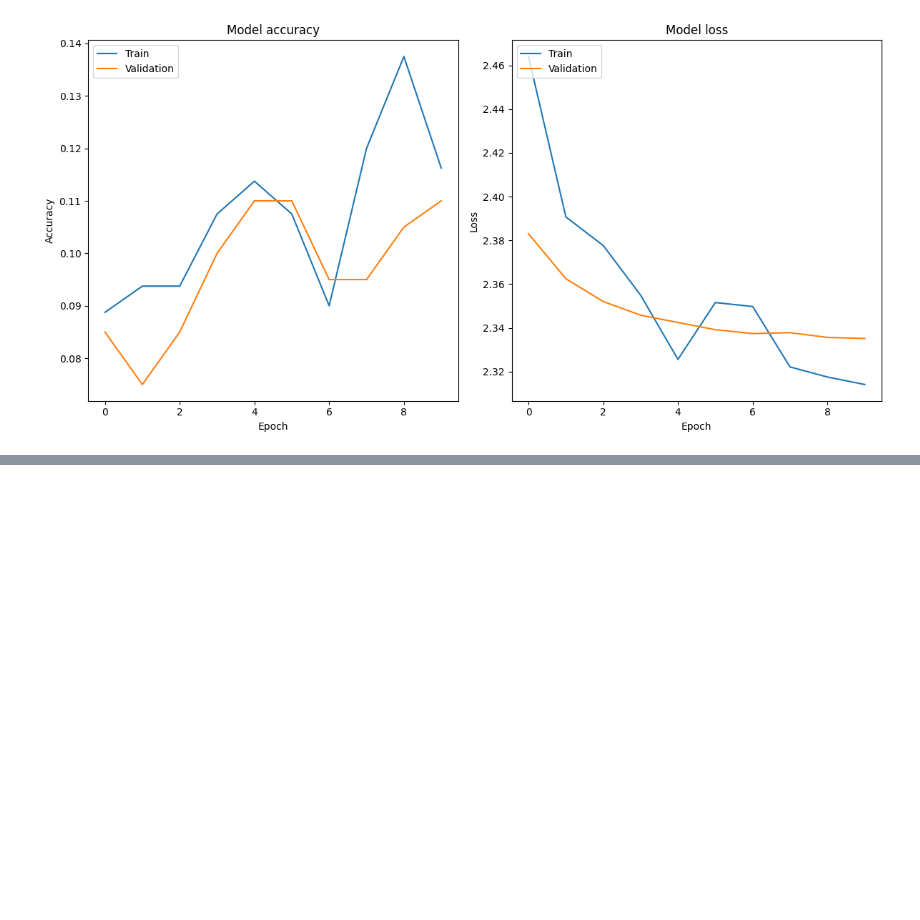
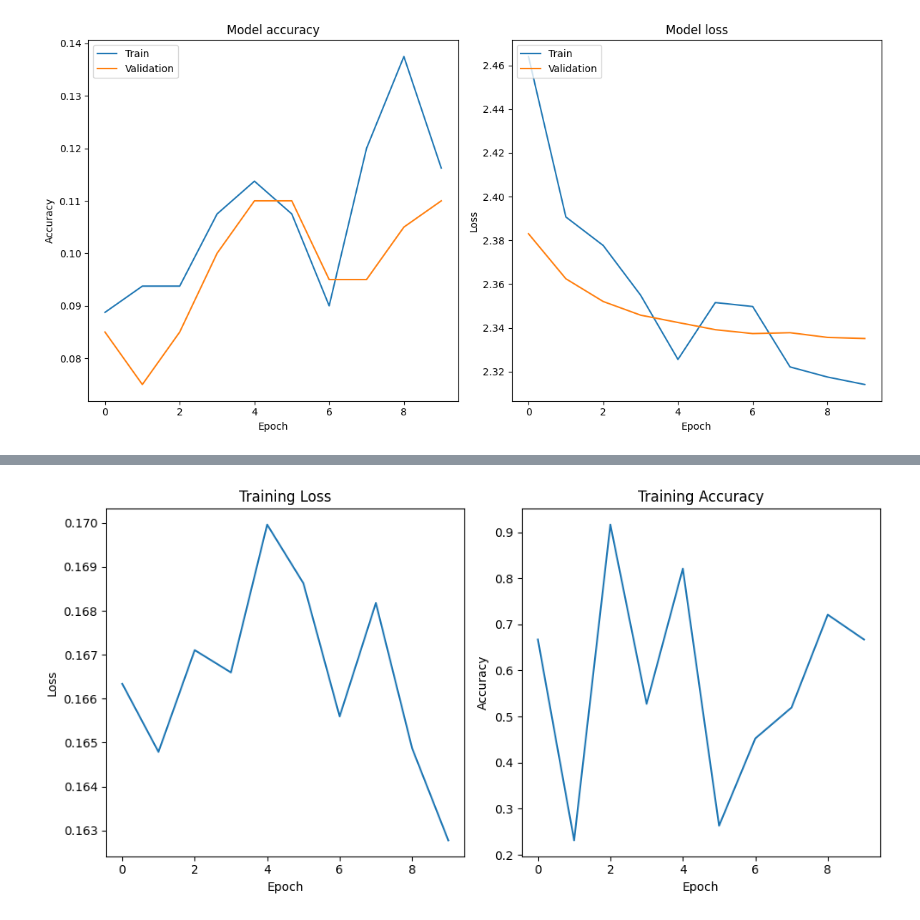
Before and after one commit to KAUSHAL0391/DLL, a Jupyter notebook: 15APRIL.ipynb, the cells around one changed output, grey strips where cells are left out. Saved outputs shown, nothing was run; the diff lists cells and outputs as text; code cells hidden in the pictures; blank space fills up the shorter version.

```diff
--- a/15APRIL.ipynb
+++ b/15APRIL.ipynb
@@ -137,0 +71,66 @@ Epoch 10/10
+# %%
+import numpy as np
+import matplotlib.pyplot as plt
+
+class SGDWithGradientClipping:
+    def __init__(self, learning_rate=0.01, momentum=0.9, clip_value=0.5):
+        self.learning_rate = learning_rate
+        self.momentum = momentum
+        self.clip_value = clip_value
+        self.velocities = None
+
+    def update(self, weights, gradients):
+        if self.velocities is None:
+            self.velocities = [np.zeros_like(weight) for weight in weights]
+
+        for i, (weight, gradient) in enumerate(zip(weights, gradients)):
+            self.velocities[i] = self.momentum * self.velocities[i] - self.learning_rate * gradient
+            clipped_gradient = np.clip(self.velocities[i], -self.clip_value, self.clip_value)
+            weights[i] += clipped_gradient
+
+def compute_loss(predictions, labels):
+    return np.mean(np.square(predictions - labels))
+
+def compute_gradients(loss, model):
+    pass
+def update_parameters(model, optimizer):
+    pass
+
+X_train = np.random.rand(1000, 784)
+y_train = np.random.rand(1000, 10)
+
+optimizer = SGDWithGradientClipping(learning_rate=0.01, momentum=0.9, clip_value=0.5)
+
+losses = []
+accuracies = []
+
+epochs = 10
+for epoch in range(epochs):
+    predictions = np.random.rand(len(X_train), 10)
+    loss = compute_loss(predictions, y_train)
+    gradients = compute_gradients(loss, None)
+
+    update_parameters(None, optimizer)
+
+    accuracy = np.random.rand()
+    losses.append(loss)
+    accuracies.append(accuracy)
+
+    print(f'Epoch {epoch+1}/{epochs}, Loss: {loss}, Accuracy: {accuracy}')
+
+plt.figure(figsize=(10, 5))
+plt.subplot(1, 2, 1)
+plt.plot(losses)
+plt.title('Training Loss')
+plt.xlabel('Epoch')
+plt.ylabel('Loss')
+
+plt.subplot(1, 2, 2)
+plt.plot(accuracies)
+plt.title('Training Accuracy')
+plt.xlabel('Epoch')
+plt.ylabel('Accuracy')
+
+plt.tight_layout()
+plt.show()
+# %% [output]
@@ -137,0 +147 @@ Epoch 10/10
+[figure, added]
```
Also changed, not shown: parts of 2 cells of this notebook.
